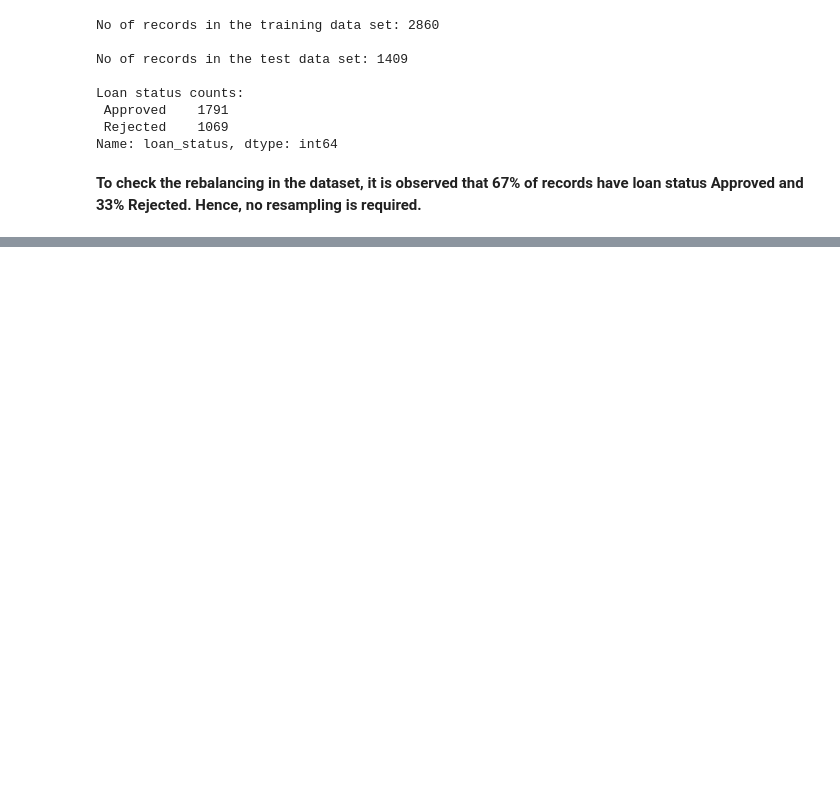
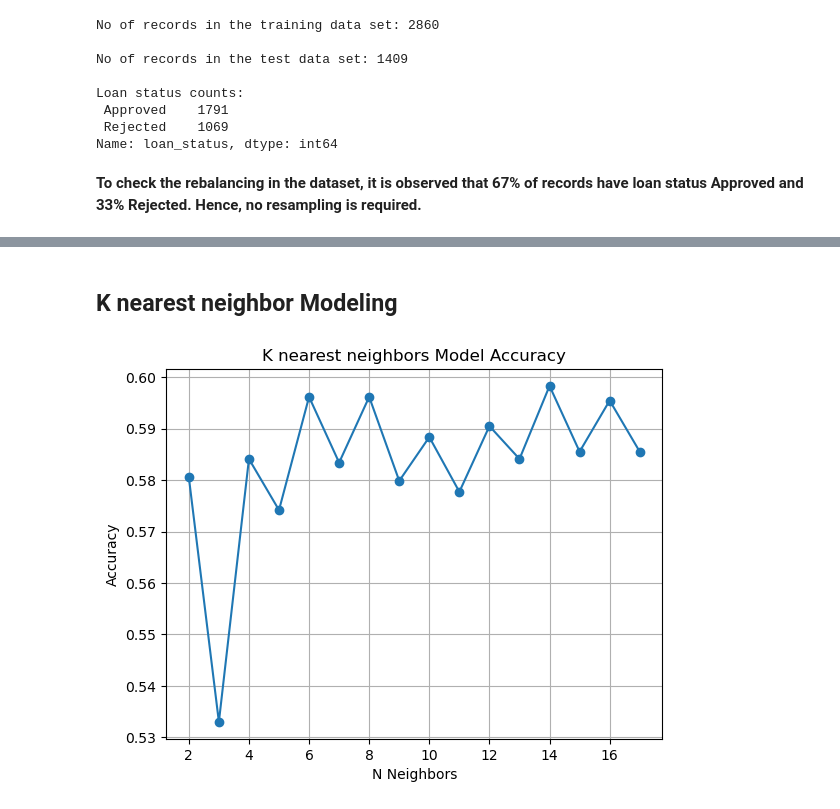
Before and after one commit to landonpadg/Team-3-Loan-Predictions, a Jupyter notebook: LoanApprovalPrediction_FinalProject.ipynb, the cells around one changed output, grey strips where cells are left out. Saved outputs shown, nothing was run; the diff lists cells and outputs as text; code cells hidden in the pictures; blank space fills up the shorter version.

```diff
--- a/LoanApprovalPrediction_FinalProject.ipynb
+++ b/LoanApprovalPrediction_FinalProject.ipynb
@@ -367,0 +505,40 @@ Name: loan_status, dtype: int64
+# %% [markdown]
+## K nearest neighbor Modeling
+# %%
+#utilizes prior split training and test data sets
+loan_train, loan_test = train_test_split(loan, test_size=0.33, random_state=7)
+
+#address categorical variables
+loan_train = pd.get_dummies(loan_train, columns=['education'], drop_first=True)
+loan_test = pd.get_dummies(loan_test, columns=['education'], drop_first=True)
+
+#Separate features and target vars. within training set
+X_train = loan_train.drop(['loan_status'], axis=1)
+y_train = loan_train['loan_status']
+
+X_test = loan_test.drop(['loan_status'], axis=1)
+y_test = loan_test['loan_status']
+
+n_neighbors_values = np.arange(2, 18)
+accuracy_scores = []
+
+#model is trained and utilized to make predictions
+for n_neighbors in n_neighbors_values:
+    model = KNeighborsClassifier(n_neighbors=n_neighbors)
+
+    model.fit(X_train, y_train)
+
+    y_pred = model.predict(X_test)
+
+    accuracy = accuracy_score(y_test, y_pred)
+    accuracy_scores.append(accuracy)
+
+#accuracy is plotted
+plt.plot(n_neighbors_values, accuracy_scores, marker='o')
+plt.xlabel("N Neighbors")
+plt.ylabel("Accuracy")
+plt.title("K nearest neighbors Model Accuracy")
+plt.grid(True)
+plt.show()
+# %% [output]
+[figure, added]
```
Also changed, not shown: parts of 24 cells of this notebook.
